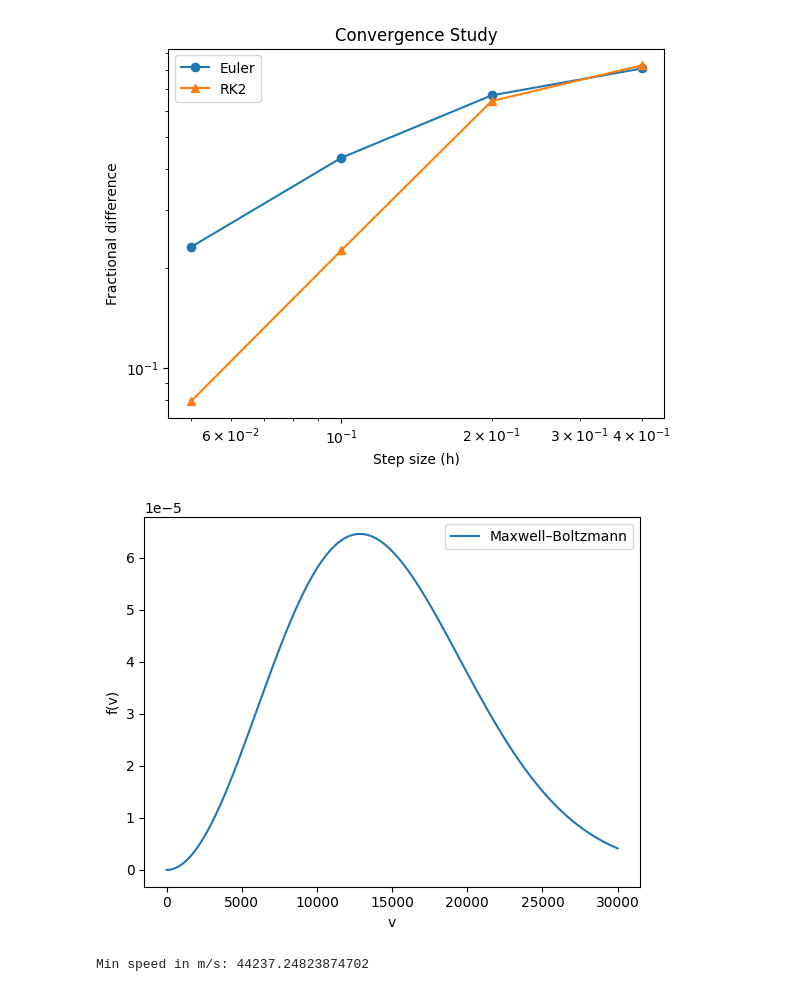
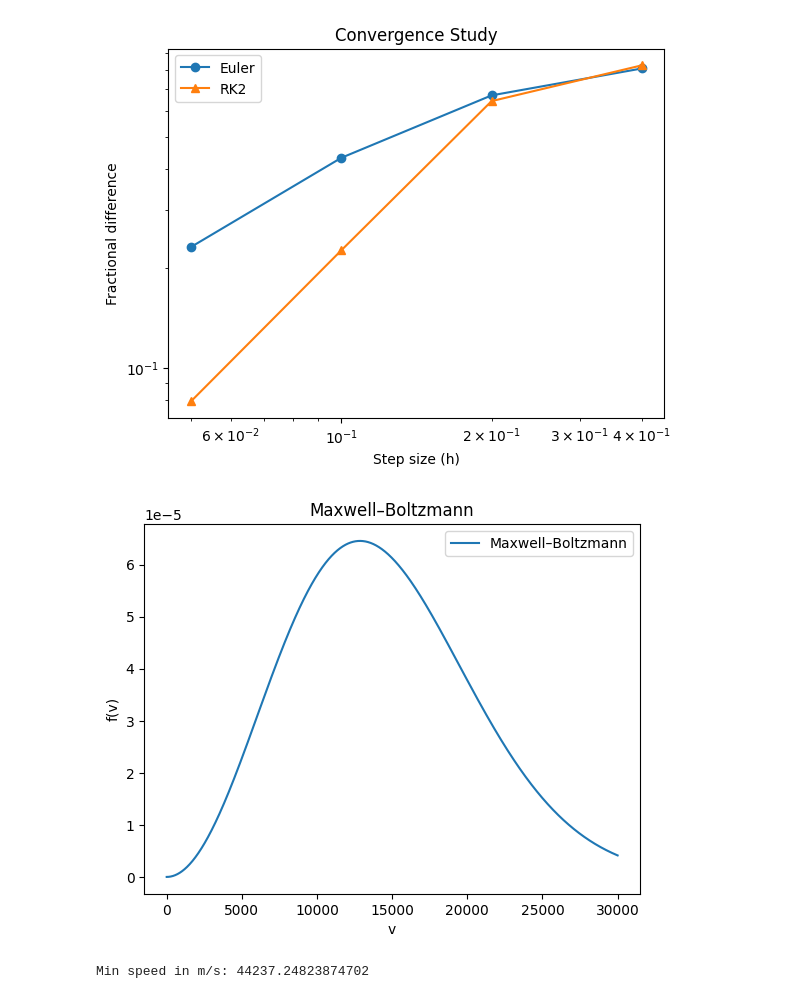
Before and after one commit to julia-brouwer1/Comp_HW_3, a Jupyter notebook: HW_3.ipynb, the cells around one changed output. Saved outputs shown, nothing was run; the diff lists cells and outputs as text; code cells hidden in the pictures.

```diff
--- a/HW_3.ipynb
+++ b/HW_3.ipynb
@@ -254,12 +312,14 @@ y_values = MB_function (10000, k, m, v_values)
 # %%
 plt.figure()
 plt.plot(v_values, y_values, label="Maxwell–Boltzmann")
+plt.title("Maxwell–Boltzmann")
 plt.xlabel("v")
 plt.ylabel("f(v)")
 plt.legend()
+plt.savefig("Maxwell–Boltzmann.png")
 plt.show()
 # %% [output]
-[figure, old version]
+[figure, new version]
 # %%
 eV_to_J = 1.602e-19
 delta_E = 10.2 * eV_to_J #in Joules
```
Also changed, not shown: parts of 4 cells of this notebook.
